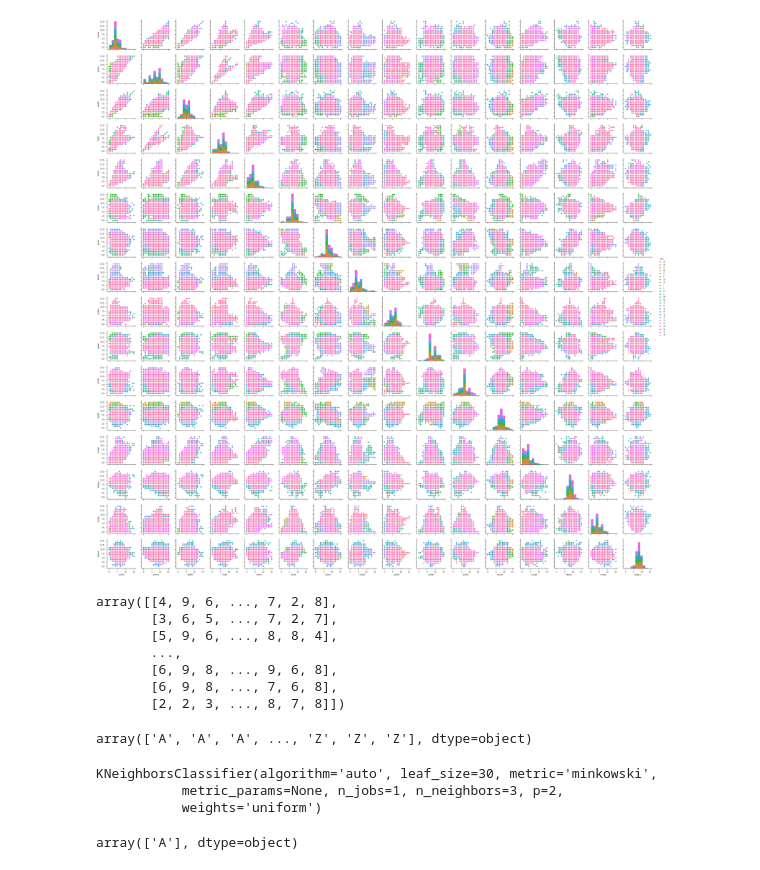
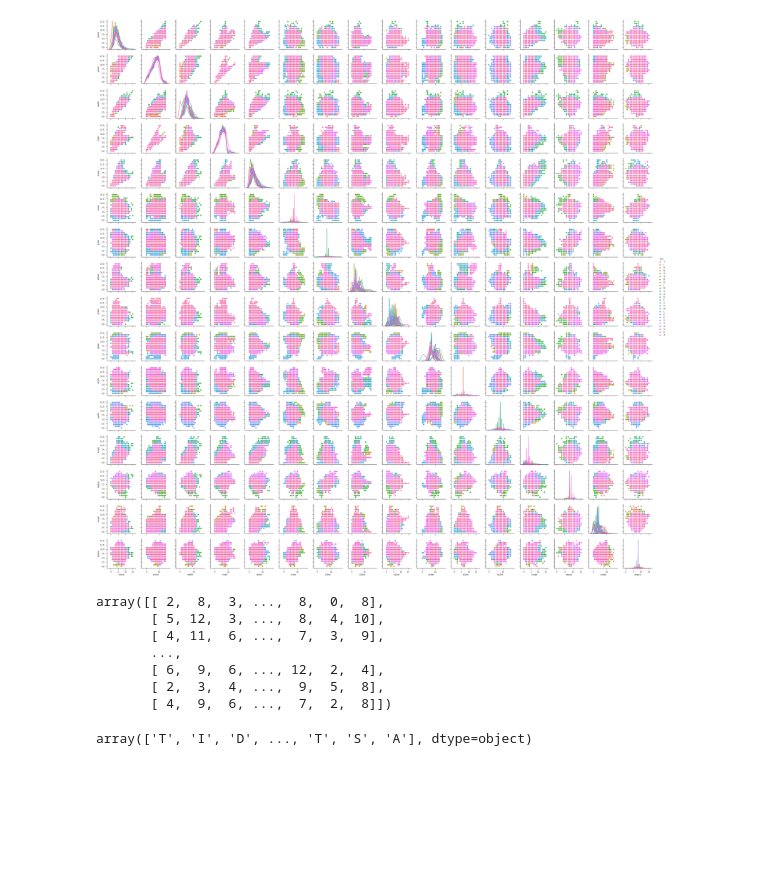
Before and after one commit to ML-FGA-2018-2-Grupo-E/Letter-Recognition, a Jupyter notebook: kneighbors_classifier.ipynb, the cells around one changed output. Saved outputs shown, nothing was run; the diff lists cells and outputs as text; code cells hidden in the pictures; blank space fills up the shorter version.

Commit message:
Apply metrics

```diff
--- a/kneighbors_classifier.ipynb
+++ b/kneighbors_classifier.ipynb
@@ -41,12 +105,0 @@ df.head()
-# %%
-from sklearn.preprocessing import LabelEncoder, OneHotEncoder
-
-#ordena em ordem alfabética
-df = df.sort_values('lettr')
-
-#Enumera letras de 0(A) até 25(Z)
-df_num = df.iloc[:, :16].values
-labelencoder_df = LabelEncoder()
-df_num[:, 0] = labelencoder_df.fit_transform(df_num[:, 0])
-
-df_num
@@ -99,38 +126,23 @@ df.describe()
 # %%
 sb.set(style="ticks", color_codes=True)
-g = sb.pairplot(df, hue="lettr")
+g = sb.pairplot(df, hue="lettr", diag_kind="kde")
 # %% [output]
-[figure, old version]
+[figure, new version]
 # %%
-X = np.array(df.drop('lettr', 1))
-
-lettr
+# Retirando as classes para selecionar apenas as features
 X = np.array(df.drop('lettr', 1))
 X
 # %% [output]
-array([[4, 9, 6, ..., 7, 2, 8],
-       [3, 6, 5, ..., 7, 2, 7],
-       [5, 9, 6, ..., 8, 8, 4],
+array([[ 2,  8,  3, ...,  8,  0,  8],
+       [ 5, 12,  3, ...,  8,  4, 10],
+       [ 4, 11,  6, ...,  7,  3,  9],
        ...,
-       [6, 9, 8, ..., 9, 6, 8],
-       [6, 9, 8, ..., 7, 6, 8],
-       [2, 2, 3, ..., 8, 7, 8]])
+       [ 6,  9,  6, ..., 12,  2,  4],
+       [ 2,  3,  4, ...,  9,  5,  8],
+       [ 4,  9,  6, ...,  7,  2,  8]])
 # %%
+# Selecionar apenas as classes
 y = np.array(df.lettr)
 y
 # %% [output]
-array(['A', 'A', 'A', ..., 'Z', 'Z', 'Z'], dtype=object)
+array(['T', 'I', 'D', ..., 'T', 'S', 'A'], dtype=object)
-# %%
-from sklearn.neighbors import KNeighborsClassifier
-
-knn = KNeighborsClassifier(n_neighbors = 3)
-
-knn.fit(X, y)
-# %% [output]
-KNeighborsClassifier(algorithm='auto', leaf_size=30, metric='minkowski',
-           metric_params=None, n_jobs=1, n_neighbors=3, p=2,
-           weights='uniform')
-# %%
-knn.predict([[4,9,6,6,2,9,5,3,1,8,1,8,2,7,2,7]])
-# %% [output]
-array(['A'], dtype=object)
```
Also changed, not shown: parts of 18 cells of this notebook.
